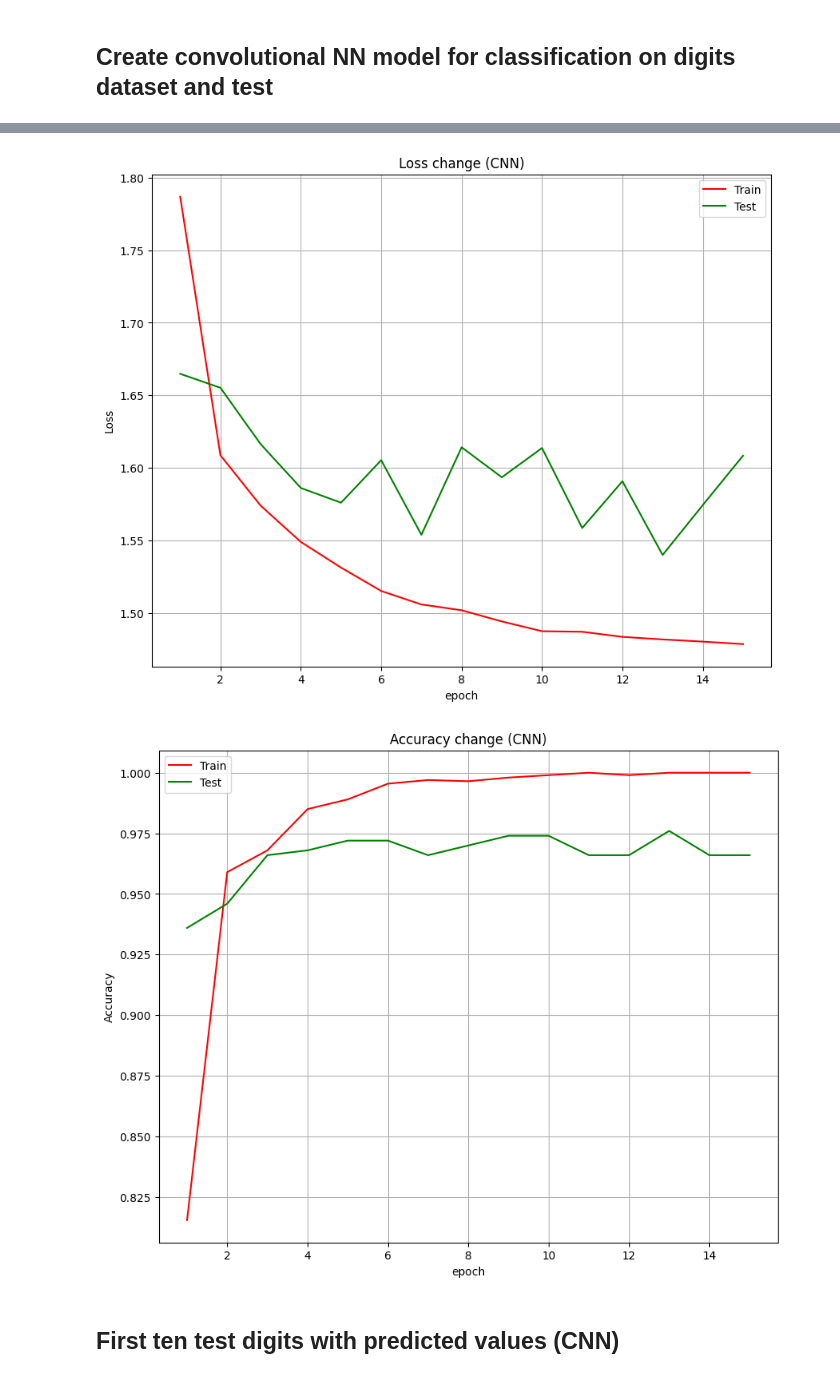
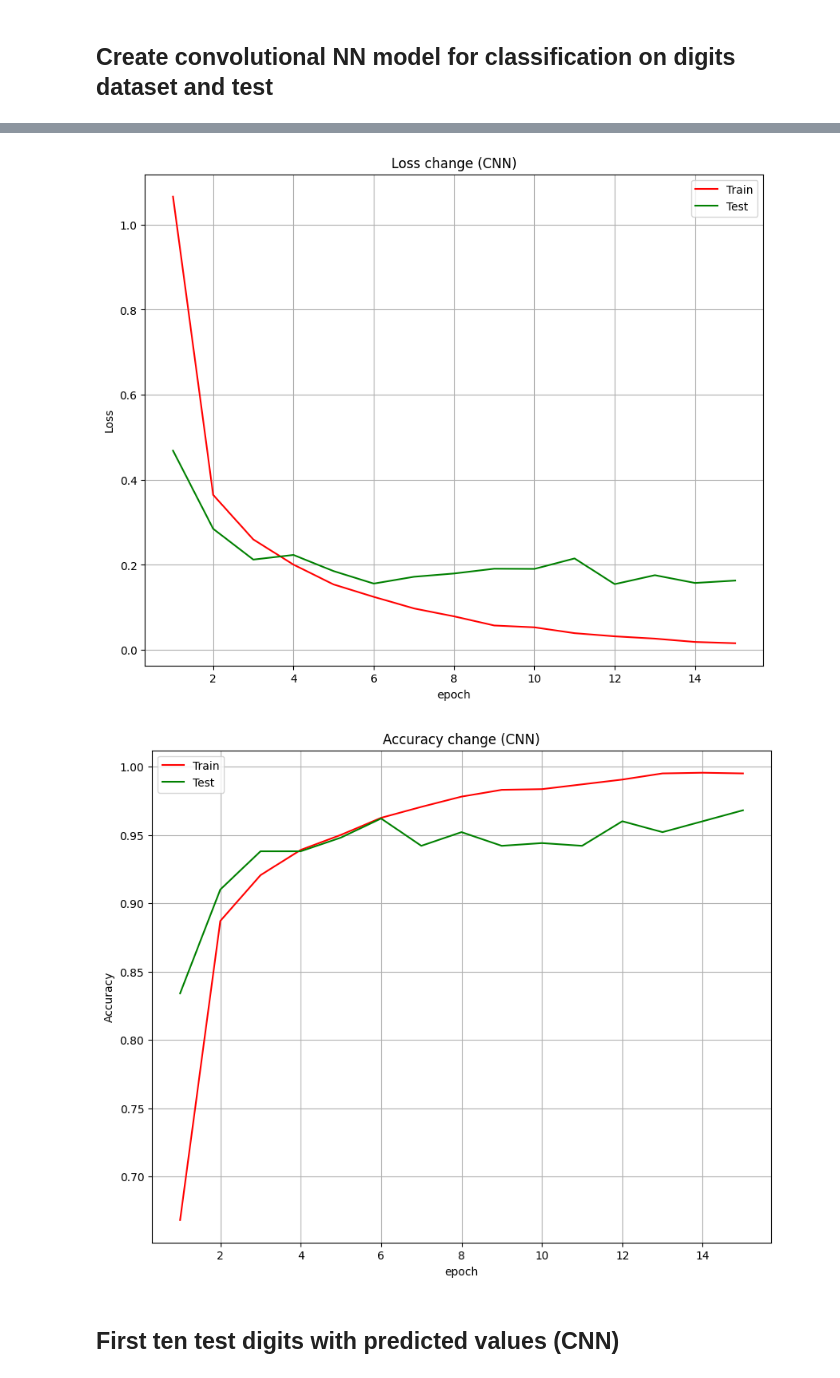
Before and after one commit to Vladfsociety/vladk-neural-network, a Jupyter notebook: notebooks/CNN.ipynb, the cells around one changed output, grey strips where cells are left out. Saved outputs shown, nothing was run; the diff lists cells and outputs as text; code cells hidden in the pictures.

```diff
--- a/notebooks/CNN.ipynb
+++ b/notebooks/CNN.ipynb
@@ -128,7 +128,7 @@ layers = [
 nn = NeuralNetwork(
     Input(784),
     layers,
-    optimizer=Adam(learning_rate=0.001),
+    optimizer=Adam(learning_rate=0.0005),
     loss=CategoricalCrossEntropy(),
     metric=AccuracyOneHot(),
     convert_prediction="argmax"
@@ -218,7 +218,7 @@ train_data, test_data = get_digits_data_cnn()
 
 layers = [
     Convolutional(LeakyRelu(), filters_num=4, kernel_size=3, padding_type="same"),
-    Convolutional(LeakyRelu(), filters_num=8, kernel_size=3),
+    MaxPool2D(),
     Convolutional(LeakyRelu(), filters_num=16, kernel_size=3),
     MaxPool2D(),
     Flatten(),
@@ -228,7 +228,7 @@ layers = [
 cnn = NeuralNetwork(
     Input3D((1, 28, 28)),
     layers,
-    optimizer=Adam(learning_rate=0.001),
+    optimizer=Adam(learning_rate=0.0002),
     loss=CategoricalCrossEntropy(),
     metric=AccuracyOneHot(),
     convert_prediction='argmax',
@@ -272,5 +272,5 @@ Epoch: 15/15, train loss: 1.4786, train Accuracy: 1.0, test loss: 1.6084, test A
-[figure, old version]
+[figure, new version]
-[figure, old version]
+[figure, new version]
 # %% [markdown]
 ## First ten test digits with predicted values (CNN)
 # %%
```
Also changed, not shown: parts of 2 cells of this notebook, 1 other file.
